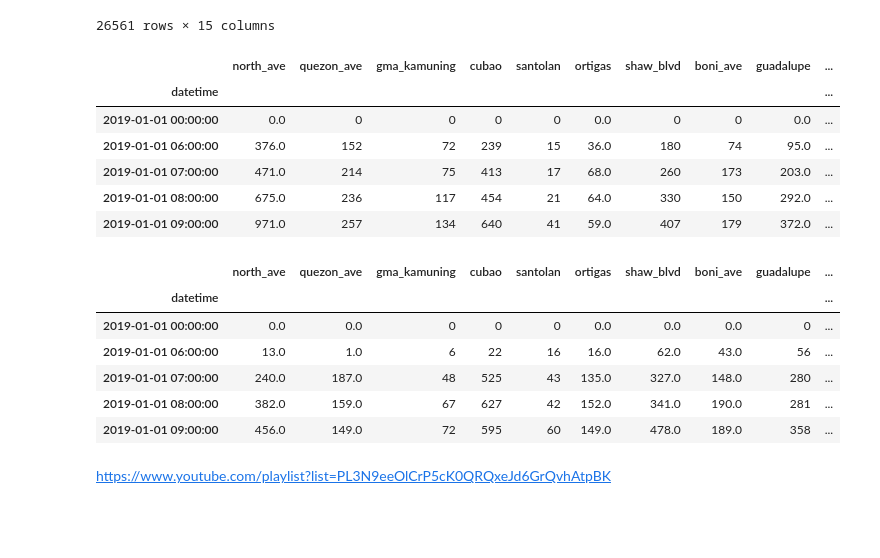
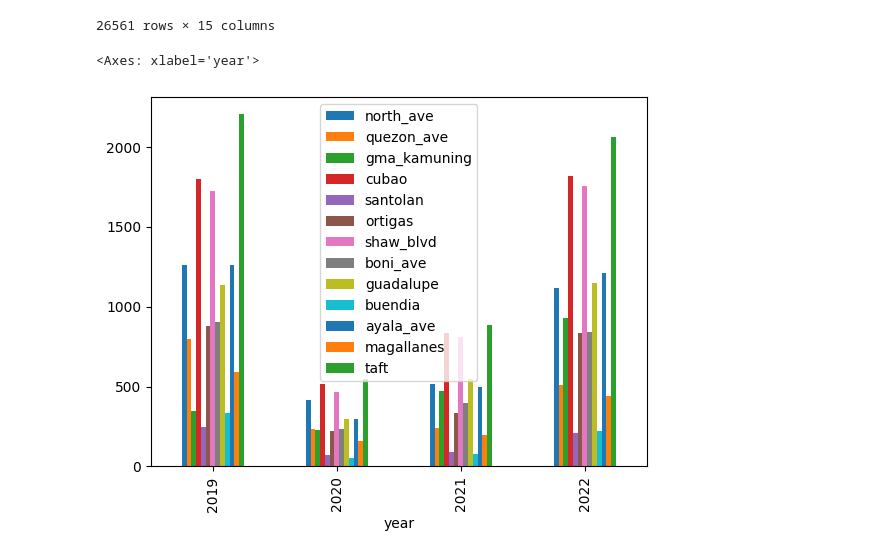
Before and after one commit to RuizLorenzoChavez/project-metro, a Jupyter notebook: time-series.ipynb, the cells around one changed output. Saved outputs shown, nothing was run; the diff lists cells and outputs as text; code cells hidden in the pictures; blank space fills up the shorter version.

```diff
--- a/time-series.ipynb
+++ b/time-series.ipynb
@@ -40,6 +40,9 @@ mrt_exit_df
 26561 rows × 15 columns
 # %%
 def create_datetime(df):
+    df["year"] = df["date"].apply(lambda x: x.year)
+    df["month"] = df["date"].apply(lambda x: x.month)
+    df["day"] = df["date"].apply(lambda x: x.isoweekday())
     df["hour"] = df.time.apply(lambda x: x.split("-")[0])
     df["date"] = df["date"].astype("str")
     df["datetime"] = pd.to_datetime(df.date + " " + df.hour)
@@ -53,31 +56,32 @@ def format_df(df):
     df.columns = df.columns.str.lower()
     df.columns = df.columns.str.replace(" ", "_", regex=True)
     df = df.set_index("datetime", drop=True).sort_index()
-    df = df.drop(columns=["date","time", "hour"])
+    df = df.drop(columns="time")
+    df = df[['date', 'year', 'month', 'day', 'hour', 'north_ave', 'quezon_ave',
+             'gma_kamuning', 'cubao', 'santolan', 'ortigas', 'shaw_blvd', 'boni_ave',
+             'guadalupe', 'buendia', 'ayala_ave', 'magallanes', 'taft']]
 
     return df
 
 mrt_entry_df = format_df(mrt_entry_df)
 mrt_exit_df = format_df(mrt_exit_df)
-# %%
-mrt_entry_df.head()
-# %% [output]
-|  | north_ave | quezon_ave | gma_kamuning | cubao | santolan | ortigas | shaw_blvd | boni_ave | guadalupe | ... |
-| datetime |  |  |  |  |  |  |  |  |  | ... |
-| 2019-01-01 00:00:00 | 0.0 | 0 | 0 | 0 | 0 | 0.0 | 0 | 0 | 0.0 | ... |
-| 2019-01-01 06:00:00 | 376.0 | 152 | 72 | 239 | 15 | 36.0 | 180 | 74 | 95.0 | ... |
-| 2019-01-01 07:00:00 | 471.0 | 214 | 75 | 413 | 17 | 68.0 | 260 | 173 | 203.0 | ... |
-| 2019-01-01 08:00:00 | 675.0 | 236 | 117 | 454 | 21 | 64.0 | 330 | 150 | 292.0 | ... |
-| 2019-01-01 09:00:00 | 971.0 | 257 | 134 | 640 | 41 | 59.0 | 407 | 179 | 372.0 | ... |
-# %%
-mrt_exit_df.head()
-# %% [output]
-|  | north_ave | quezon_ave | gma_kamuning | cubao | santolan | ortigas | shaw_blvd | boni_ave | guadalupe | ... |
-| datetime |  |  |  |  |  |  |  |  |  | ... |
-| 2019-01-01 00:00:00 | 0.0 | 0.0 | 0 | 0 | 0 | 0.0 | 0.0 | 0.0 | 0 | ... |
-| 2019-01-01 06:00:00 | 13.0 | 1.0 | 6 | 22 | 16 | 16.0 | 62.0 | 43.0 | 56 | ... |
-| 2019-01-01 07:00:00 | 240.0 | 187.0 | 48 | 525 | 43 | 135.0 | 327.0 | 148.0 | 280 | ... |
-| 2019-01-01 08:00:00 | 382.0 | 159.0 | 67 | 627 | 42 | 152.0 | 341.0 | 190.0 | 281 | ... |
-| 2019-01-01 09:00:00 | 456.0 | 149.0 | 72 | 595 | 60 | 149.0 | 478.0 | 189.0 | 358 | ... |
-# %% [markdown]
-https://www.youtube.com/playlist?list=PL3N9eeOlCrP5cK0QRQxeJd6GrQvhAtpBK
+# %%
+stations = ['north_ave',
+            'quezon_ave',
+            'gma_kamuning',
+            'cubao',
+            'santolan',
+            'ortigas',
+            'shaw_blvd',
+            'boni_ave',
+            'guadalupe',
+            'buendia',
+            'ayala_ave',
+            'magallanes',
+            'taft',
+            ]
+# %%
+mrt_exit_df.groupby("year")[stations].median().plot(kind="bar")
+# %% [output]
+<Axes: xlabel='year'>
+[figure, added]
```
Also changed, not shown: parts of 2 cells of this notebook.
